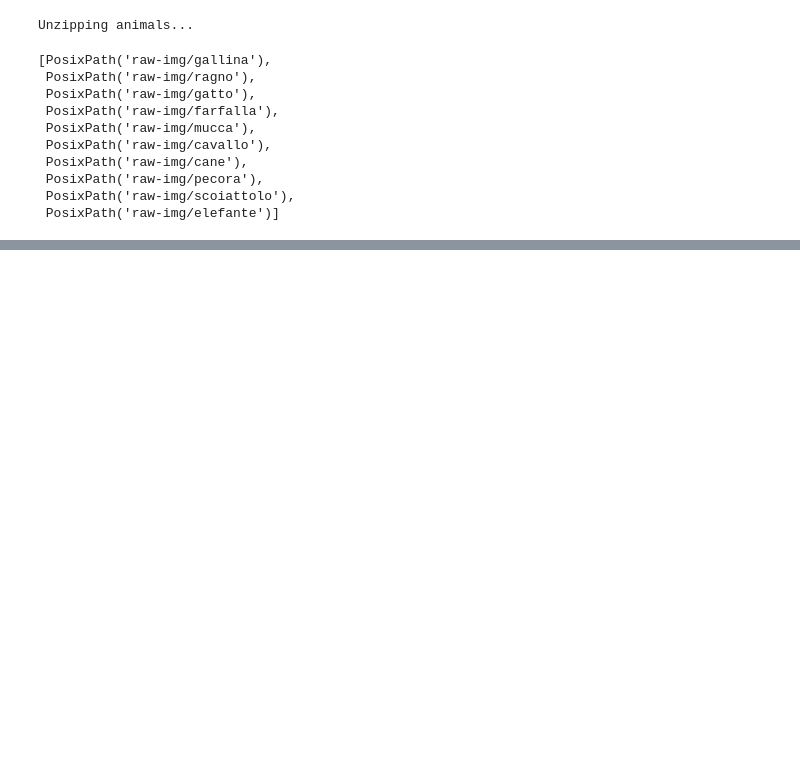
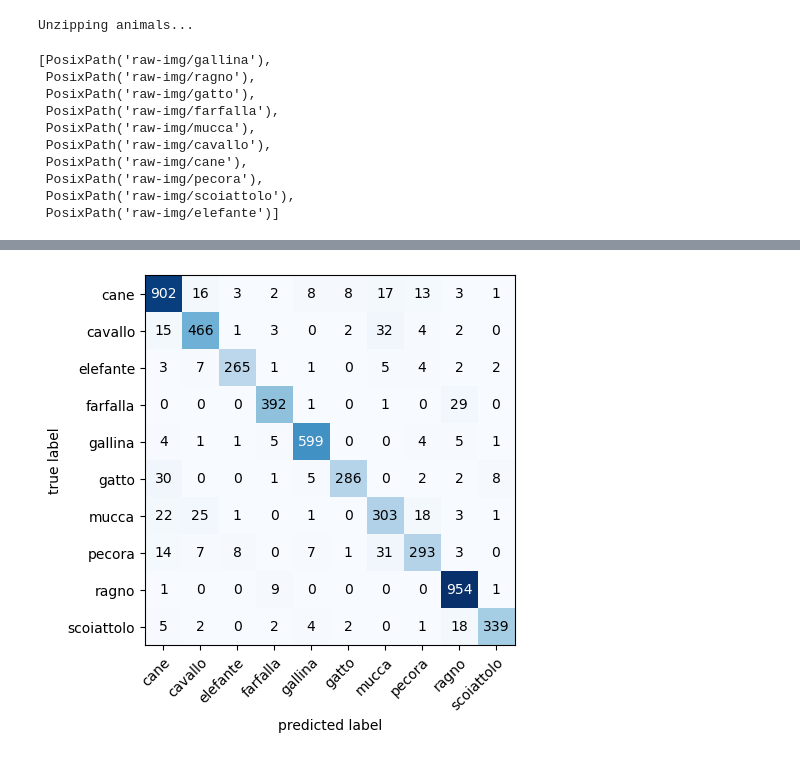
Before and after one commit to neddanedda/PyTorch_course, a Jupyter notebook: Animals_10.ipynb, the cells around one changed output, grey strips where cells are left out. Drawn from its saved outputs; the diff is of its cells as text; code cells hidden in the pictures; blank space fills up the shorter version.

Commit message:
manually update

```diff
--- a/Animals_10.ipynb
+++ b/Animals_10.ipynb
@@ -107,0 +186,28 @@ os.rmdir(animal_folders[1].parent)
+# %%
+train_data = datasets.ImageFolder(root=train_dir,
+                                  transform=manual_transforms,
+                                  target_transform=None)
+train_dataloader = DataLoader(train_data,
+                              batch_size=32,
+                              shuffle=True)
+# %%
+test_data = datasets.ImageFolder(root=test_dir,
+                                 transform=manual_transforms,
+                                 target_transform=None)
+test_dataloader = DataLoader(test_data,
+                              batch_size=32,
+                              shuffle=True)
+# %%
+torch.manual_seed(100)
+optimizer = torch.optim.SGD(vgg11.parameters(),
+                            lr=0.001)
+# %%
+vgg11_start_time = timer()
+vgg11_results = cnn.train(vgg11,
+                          train_dataloader,
+                          test_dataloader,
+                          optimizer,
+                          epochs=2,
+                          device=device)
+vgg11_end_time = timer()
+(vgg11_end_time - vgg11_start_time)/60
@@ -107,0 +218,4 @@ os.rmdir(animal_folders[1].parent)
+# %%
+cnn.confusion_matrix_plot(vgg11, test_dataloader, class_names)
+# %% [output]
+[figure, added]
```
Also changed, not shown: parts of 22 cells of this notebook.
